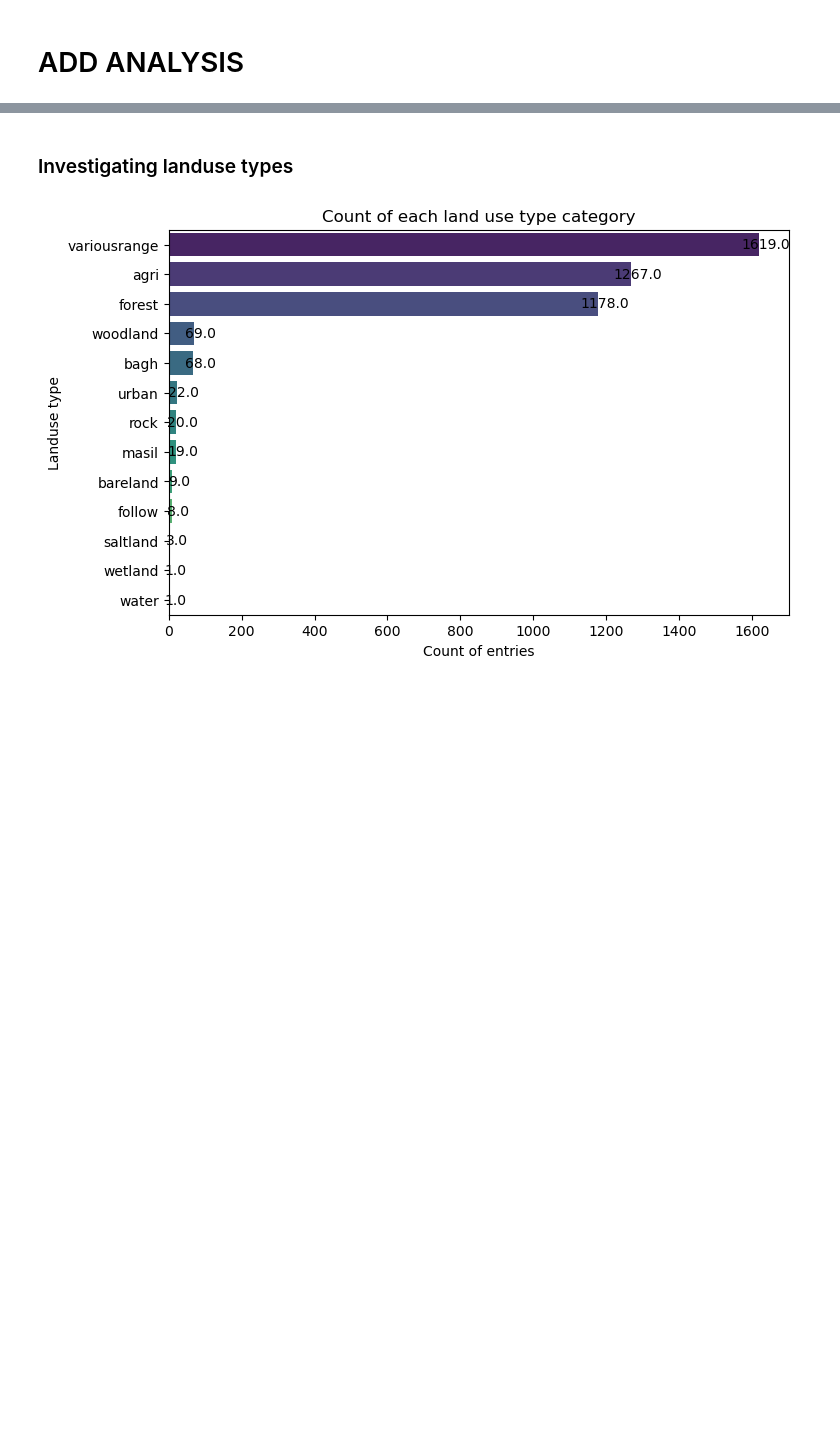
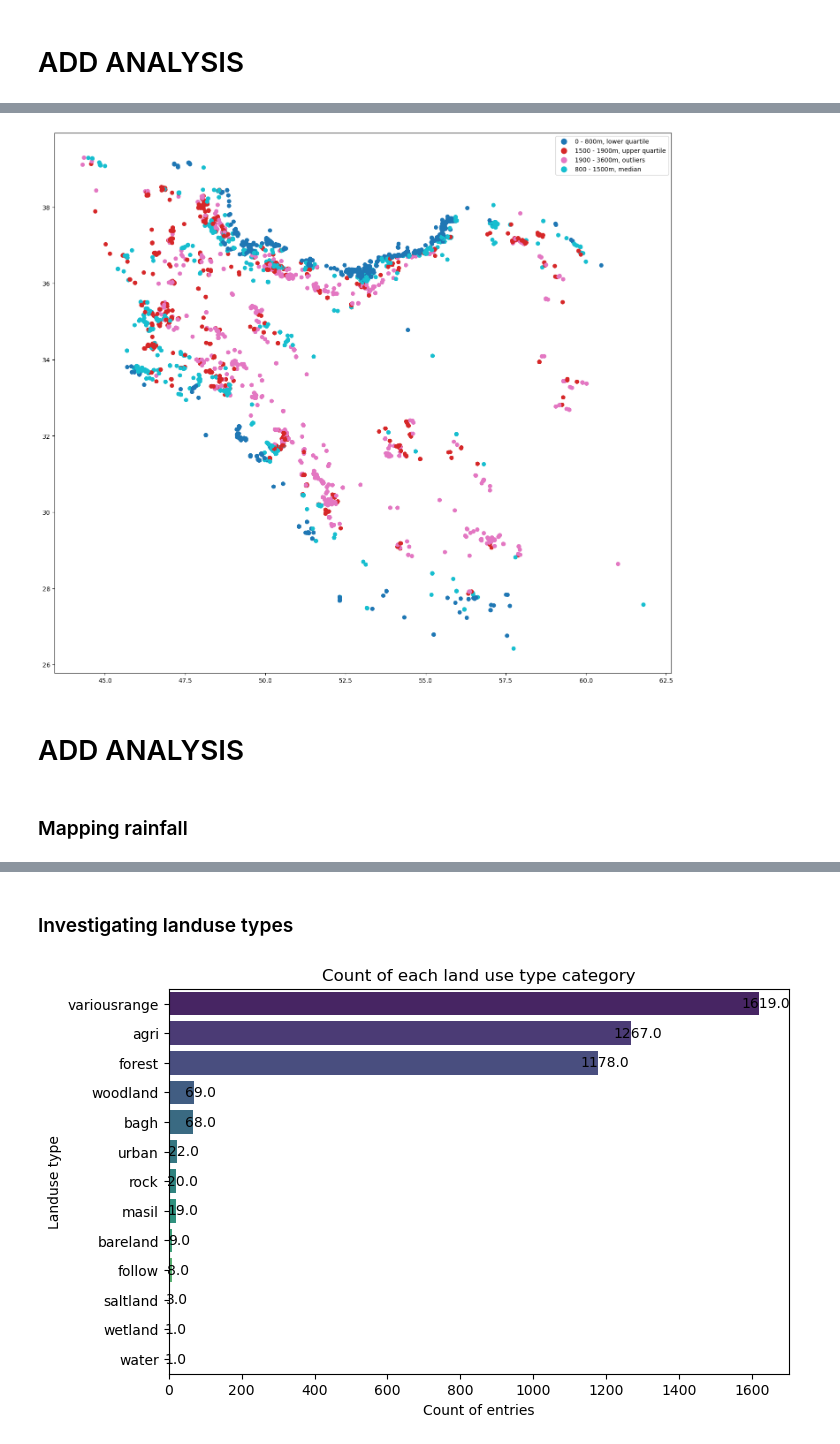
Before and after one commit to MiekeSpaans/MS_Capstone_Project_2401FTDS, a Jupyter notebook: QCTO-Capstone-Project.ipynb, the cells around one changed output, grey strips where cells are left out. Drawn from its saved outputs; the diff is of its cells as text; code cells hidden in the pictures; blank space fills up the shorter version.

```diff
--- a/QCTO-Capstone-Project.ipynb
+++ b/QCTO-Capstone-Project.ipynb
@@ -184,0 +200,25 @@ array(['EOas-ja', 'KEpd-gu', 'Mlmmi', 'MuPlaj', 'OMr', 'Plbk', 'Qft2',
+# %%
+def elevation_categorise(x):
+    if x < 800:
+        return '0 - 800m, lower quartile'
+    if x < 1500:
+        return '800 - 1500m, median'
+    if x < 1900:
+        return '1500 - 1900m, upper quartile'
+    if x < 3600:
+        return '1900 - 3600m, outliers'
+
+gdf_elevation = gdf[['Elevation', 'geometry']].copy()
+gdf_elevation['Elevation_Category'] = gdf_elevation['Elevation'].apply(elevation_categorise)
+gdf_elevation.plot(column='Elevation_Category',
+        cmap= 'tab10',
+        figsize=(18,16),
+        categorical=True,
+        legend=True)
+plt.show()
+# %% [output]
+[figure, added]
+# %% [markdown]
+# ADD ANALYSIS
+# %% [markdown]
+### Mapping rainfall
```
Also changed, not shown: parts of 17 cells of this notebook, 1 other file.
